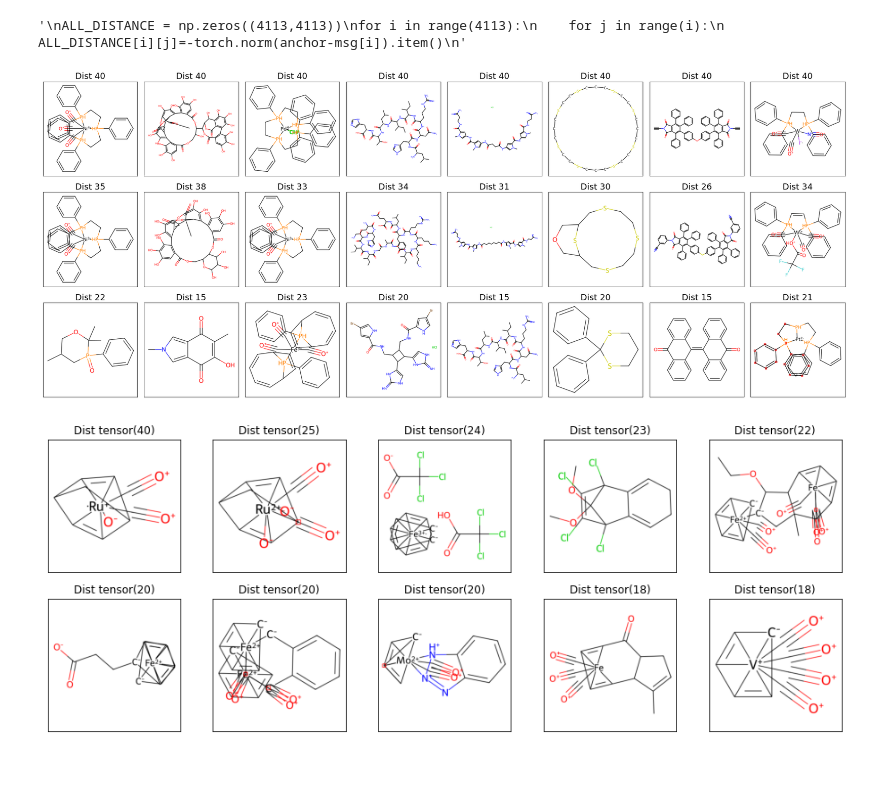
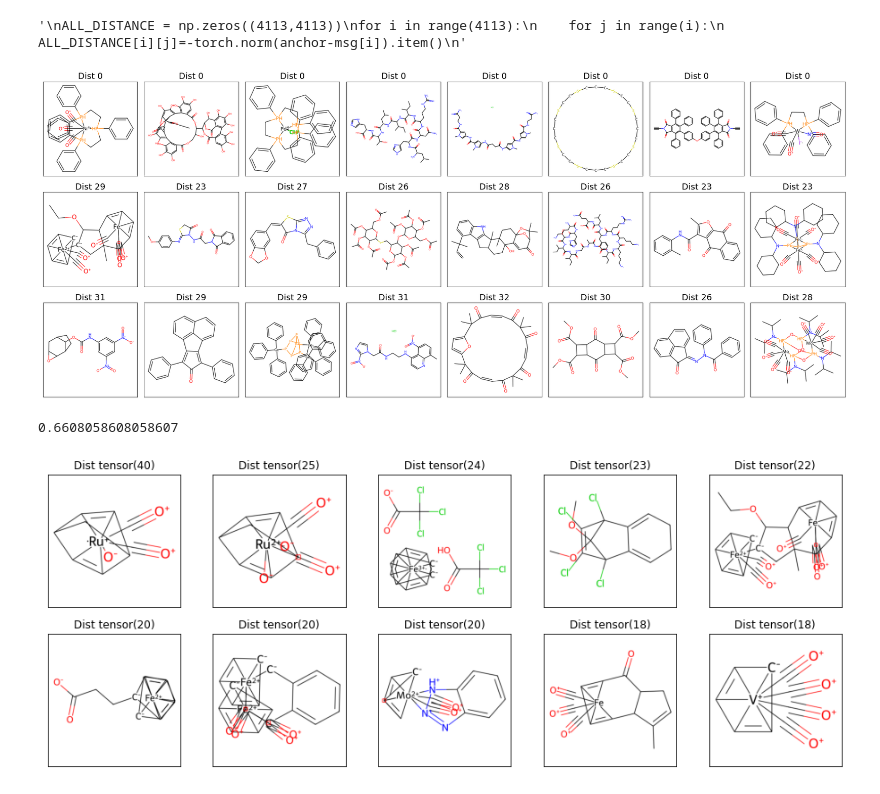
Before and after one commit to Joshua-Ren/P4_Graph, a Jupyter notebook: graph_probing_evaluations.ipynb, the cells around one changed output. Cells and saved outputs as stored; diff of their text form; code cells hidden in the pictures.

```diff
--- a/graph_probing_evaluations.ipynb
+++ b/graph_probing_evaluations.ipynb
@@ -509,7 +509,7 @@ args.L = 40
 args.V = 20
 args.head_type = 'linear'
 args.num_tasks = 128
-ckp_path = os.path.join(RESULT_PATH, 'model_gen_06.pt')
+ckp_path = os.path.join(RESULT_PATH, 'model_seed.pt')
 model_semnil = get_init_net(args)
 model_semnil.load_state_dict(torch.load(ckp_path),strict=True)
 # %% [output]
@@ -542,21 +542,25 @@ for i in range(4113):
 # %%
 f, ax = plt.subplots(3,8,figsize=(24, 10))
 for i in range(len(OBSERVE_LIST)):
     obs = OBSERVE_LIST[i]
     dist_index, dist_list = find_distance(msg,obs,dis_type='edit')
     for j in range(3):
         jj = DIST_SEL[j]
         mol_idx = dist_index[jj]
         distance = dist_list[mol_idx]
-        ax[j][i].set_title("Dist "+str(distance),fontsize=18)
+        ax[j][i].set_title("Dist "+str(40-distance),fontsize=18)
         tmp_img = chem_show(mol_idx)
         ax[j][i].imshow(tmp_img)
         ax[j][i].set_xticks([])
         ax[j][i].set_yticks([])
 plt.tight_layout()
-plt.savefig(FIG_DIR + 'show_mol_after.pdf')
+plt.savefig(FIG_DIR + 'show_mol_before.pdf')
 # %% [output]
-[figure, old version]
+[figure, new version]
+# %%
+(0.4095-0.1389)/0.4095
+# %% [output]
+0.6608058608058607
 # %%
 ANCHOR = 1991
 anchor = msg[ANCHOR]
```
Also changed, not shown: 3 other files.
